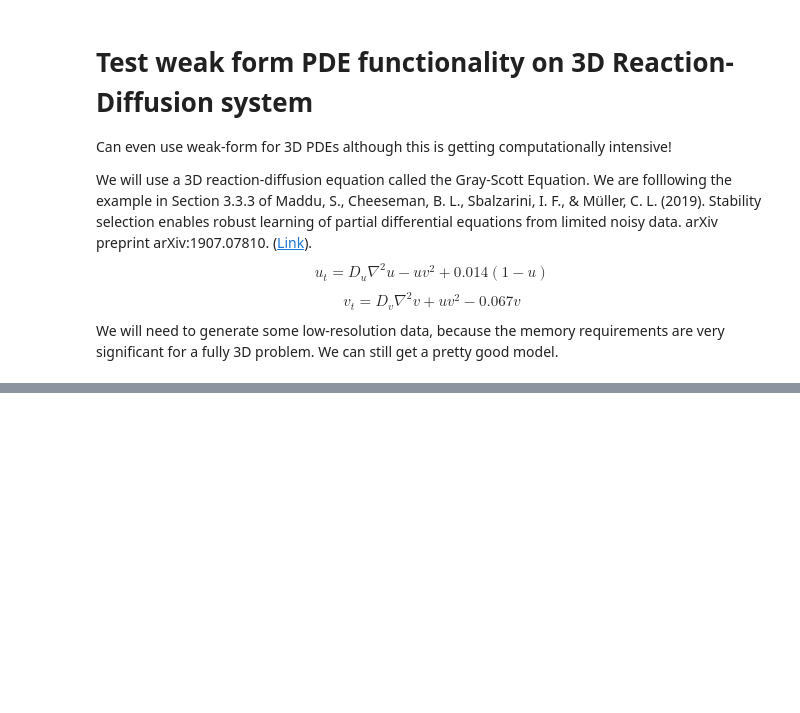
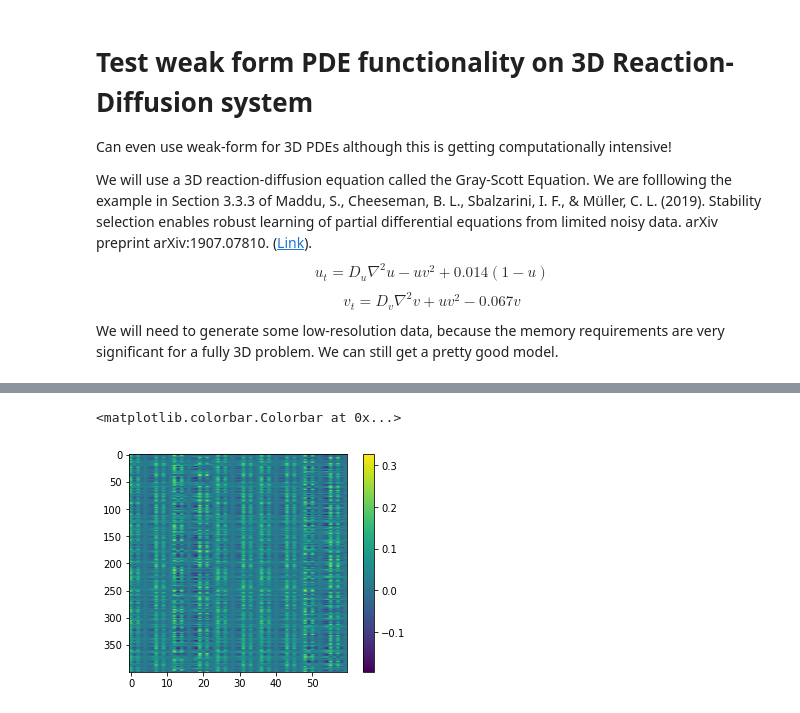
Before and after one commit to znicolaou/pysindy, a Jupyter notebook: examples/12_weakform_SINDy_examples.ipynb, the cells around one changed output, grey strips where cells are left out. Drawn from its saved outputs; the diff is of its cells as text; code cells hidden in the pictures; blank space fills up the shorter version.

Commit message:
worked on mixed terms

```diff
--- a/examples/12_weakform_SINDy_examples.ipynb
+++ b/examples/12_weakform_SINDy_examples.ipynb
@@ -1228,5 +1260,6 @@ weak_lib = ps.WeakPDELibrary(
     spatiotemporal_grid=XYT,
     is_uniform=True,
     periodic=True,
-    K=100
+    K=400,
+    include_interaction=True
 )
@@ -1328,39 +1339,0 @@ def weights2(self, xt, derivs, p):
-# %%
-self=weak_lib
-x=u_flat
-
-n_samples_original_full, n_features = x.shape
-x_full = np.reshape(
-            x, np.concatenate([[self.num_trajectories], self.grid_dims, [n_features]])
-        )
-n_samples_original = n_samples_original_full // self.num_trajectories
-trajectory_ind=0
-n_samples = self.K
-
-x = np.reshape(x_full[trajectory_ind], (n_samples_original, n_features))
-
-n_library_terms = 0
-for f in self.functions:
-    for c in self._combinations(
-        n_features, f.__code__.co_argcount, self.interaction_only
-    ):
-        n_library_terms += 1
-
-start=timeit.default_timer()
-self.xtilde_k= [(self.XT_interp_k[k]-self.domain_centers[k])/self.H_xt for k in range(self.K)]
-
-library_functions2 = np.empty((n_samples, n_library_terms), dtype=x.dtype)
-for k in range(self.K):
-    weights=weights2(self, self.xtilde_k[k], np.zeros(self.grid_ndim), self.p)*np.product(self.H_xt**(1.0-np.zeros(self.grid_ndim)))
-    library_idx=0
-    for f in self.functions:
-        for c in self._combinations(
-            n_features, f.__code__.co_argcount, self.interaction_only
-        ):
-            #integral of product over subdomain
-            func = f(*[self.x_interp_k[k][..., j] for j in c])
-            library_functions2[k,library_idx] = np.sum(func*weights)
-            library_idx += 1
-
-stop=timeit.default_timer()
-print(stop-start)
@@ -1368,0 +1457,6 @@ np.linalg.norm(library_functions2-library_functions)
+# %%
+plt.imshow(mixed_terms,aspect=mixed_terms.shape[-1]/mixed_terms.shape[0])
+plt.colorbar()
+# %% [output]
+<matplotlib.colorbar.Colorbar at 0x...>
+[figure, added]
```
Also changed, not shown: parts of 31 cells of this notebook, 1 other file.
